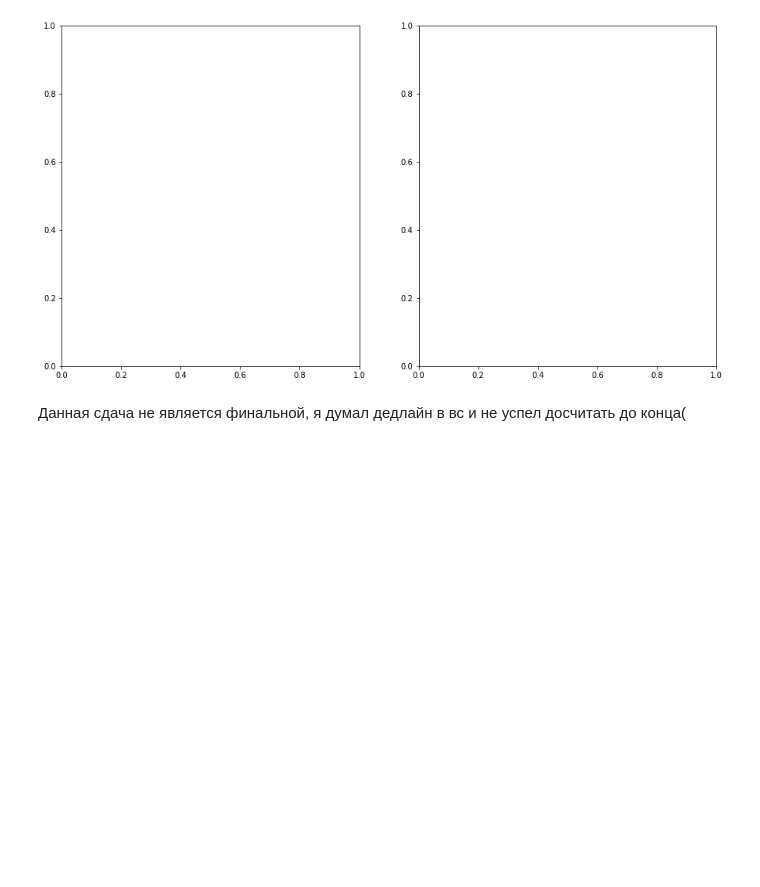
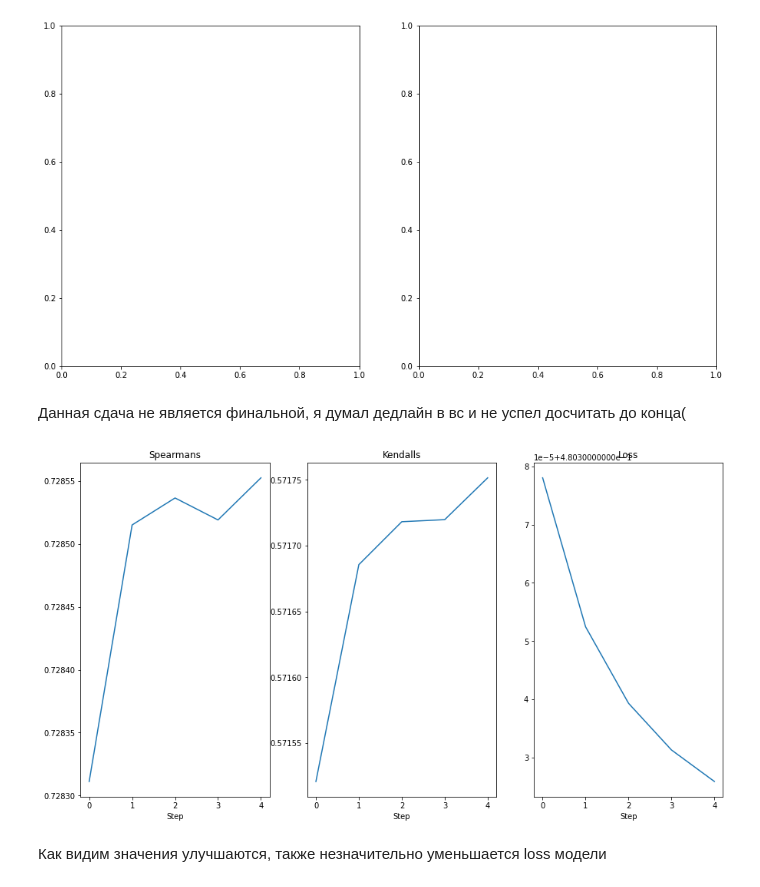
Before and after one commit to Volodimirich/Advance_ML, a Jupyter notebook: task2/Shaposhnikov_Vladimir.ipynb, the cells around one changed output. Drawn from its saved outputs; the diff is of its cells as text; code cells hidden in the pictures; blank space fills up the shorter version.

```diff
--- a/task2/Shaposhnikov_Vladimir.ipynb
+++ b/task2/Shaposhnikov_Vladimir.ipynb
@@ -187,6 +174,7 @@ x = torch.sparse.FloatTensor(
 y = torch.FloatTensor(data_train["is_answered"].values).view(-1, 1)
 # %%
 def train(model, criterion, optimizer, num_epochs=100):
+    model.train()
     loss_val = None
     pbar = tqdm(range(num_epochs))
     loses = []
@@ -211,7 +197,6 @@ criterion = nn.BCELoss()
 optimizer = torch.optim.Adam(model.parameters(), lr=0.1)
 losses = []
 # %%
-model = LogReg(x.shape[1])
 
 fig, ax = plt.subplots()
 loss_list = train(model, criterion, optimizer, num_epochs=100)
@@ -241,7 +226,7 @@ for idx, player_id in enumerate(features):
 data = [(player_id, imp) for player_id, imp in impact.items()]
 data = sorted(data,  reverse=True, key=lambda x: x[1])[:20]
 
-top_dict = defaultdict(list)
+top = defaultdict(list)
 
 for pos, (player_id, imp) in enumerate(top, 1):
     name = players.loc[player_id]["name"]
@@ -377,9 +360,9 @@ model_losses, spearmans, kendalls = [], [], []
 
 model.eval()
 predictions = model(x).detach().numpy().ravel()
-fig, ax = plt.subplots(1, 2, figsize=(15, 8))
+# fig, ax = plt.subplots(1, 2, figsize=(15, 8))
 
-for i in tqdm(range(GL_STEPS)):
+for i in range(GL_STEPS):
     model.train()
 
     data = data_preporation(data, predictions)
@@ -394,7 +377,7 @@ for i in tqdm(range(GL_STEPS)):
     predictions = model(x).detach().numpy().ravel()
 
 
-    ranking_model = TeamRanking(model, ohe)
+    ranking_model = TeamRanking(model, enc)
     res = ranking_model.predict(data_test)
     spearman, kendall = ranking_model.eval(res)
 
@@ -408,3 +412,16 @@ KeyboardInterrupt:
 [figure]
 # %% [markdown]
 Данная сдача не является финальной, я думал дедлайн в вс и не успел досчитать до конца(
+# %%
+fig, ax = plt.subplots(1, 3, figsize=(15, 8))
+data = [spearmans, kendalls, model_losses]
+description = ['Spearmans', 'Kendalls', 'Loss']
+
+for i in range(3):
+    ax[i].plot(data[i])
+    ax[i].set_title(description[i])
+    ax[i].set_xlabel('Step')
+# %% [output]
+[figure, added]
+# %% [markdown]
+Как видим значения улучшаются, также незначительно уменьшается loss модели
```
Also changed, not shown: parts of 13 cells of this notebook, 2 other files.
